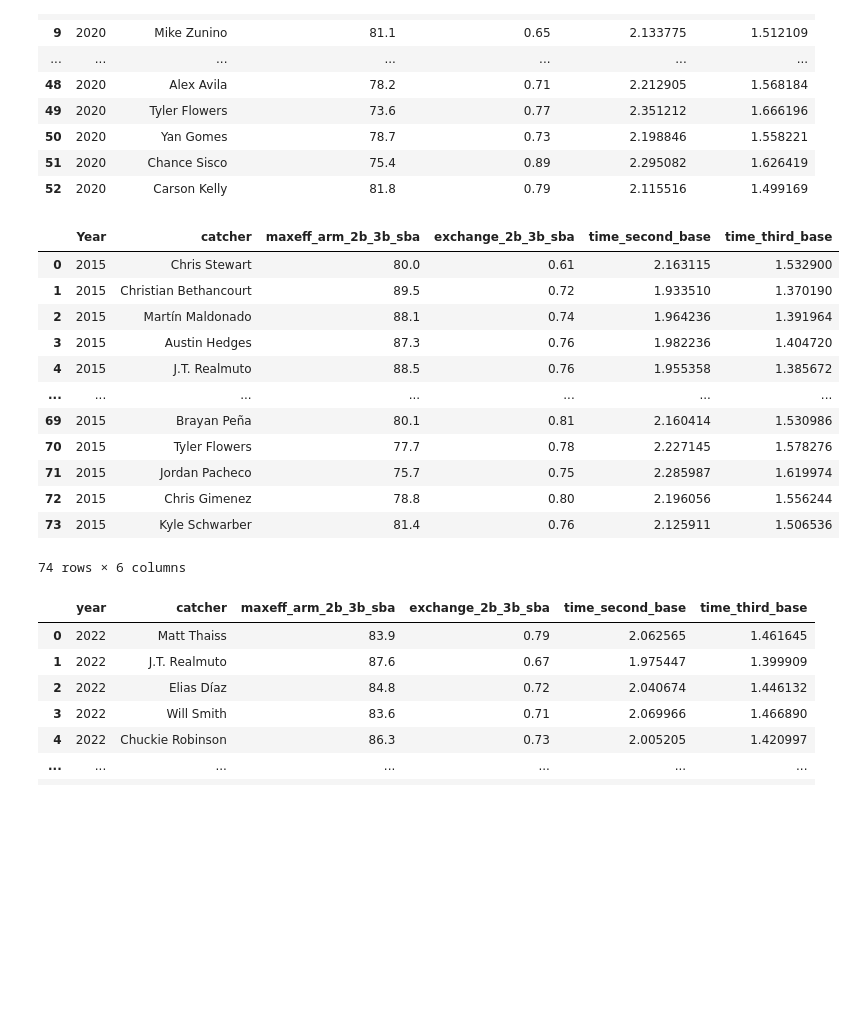
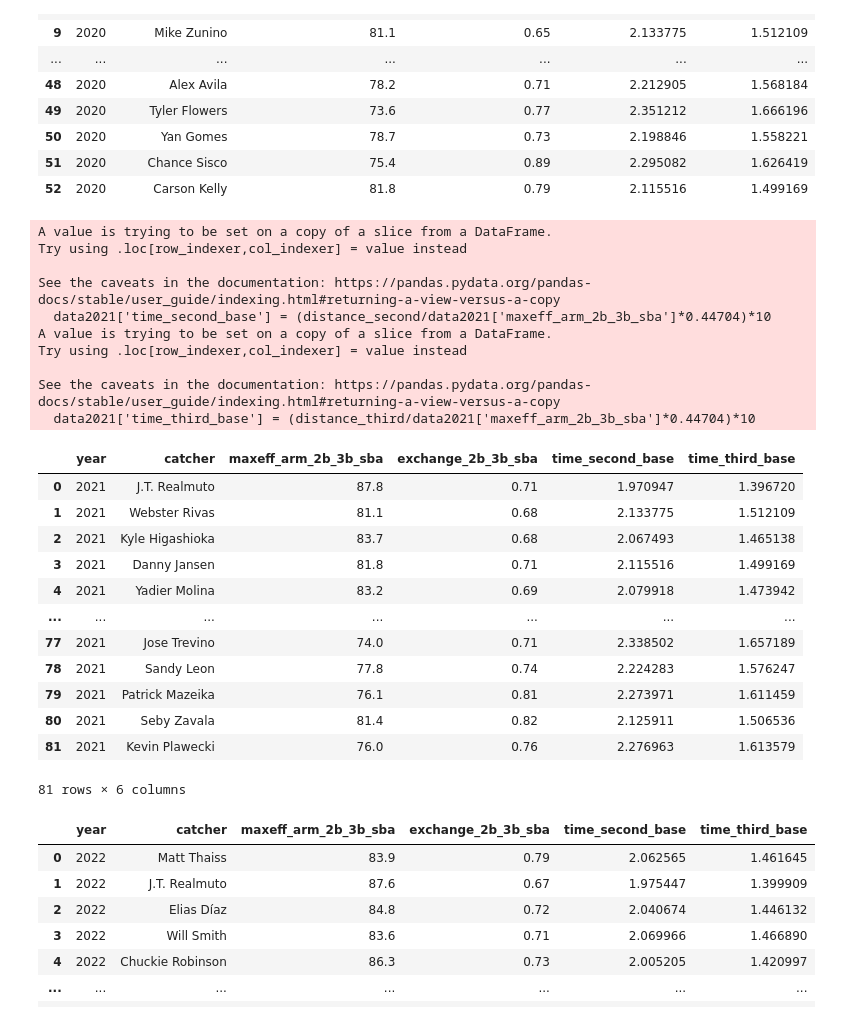
Before and after one commit to MireyNM/Predict_Future_MLB_Stats, a Jupyter notebook: Code/Deliverable_1_Stat_Cast_Catcher.ipynb, the cells around one changed output. Cells and saved outputs as stored; diff of their text form; code cells hidden in the pictures; blank space fills up the shorter version.

Commit message:
Merging all the year dataFrames

```diff
--- a/Code/Deliverable_1_Stat_Cast_Catcher.ipynb
+++ b/Code/Deliverable_1_Stat_Cast_Catcher.ipynb
@@ -315,22 +315,32 @@ data2020
 # %%
 # Calculating time for Second and Third base for 2021
 data2021['time_second_base'] = (distance_second/data2021['maxeff_arm_2b_3b_sba']*0.44704)*10
 data2021['time_third_base'] = (distance_third/data2021['maxeff_arm_2b_3b_sba']*0.44704)*10
-data2015
+data2021
 # %% [output]
+A value is trying to be set on a copy of a slice from a DataFrame.
+Try using .loc[row_indexer,col_indexer] = value instead
+
+See the caveats in the documentation: https://pandas.pydata.org/pandas-docs/stable/user_guide/indexing.html#returning-a-view-versus-a-copy
+  data2021['time_second_base'] = (distance_second/data2021['maxeff_arm_2b_3b_sba']*0.44704)*10
+A value is trying to be set on a copy of a slice from a DataFrame.
+Try using .loc[row_indexer,col_indexer] = value instead
+
+See the caveats in the documentation: https://pandas.pydata.org/pandas-docs/stable/user_guide/indexing.html#returning-a-view-versus-a-copy
+  data2021['time_third_base'] = (distance_third/data2021['maxeff_arm_2b_3b_sba']*0.44704)*10
-|  | Year | catcher | maxeff_arm_2b_3b_sba | exchange_2b_3b_sba | time_second_base | time_third_base |
-| 0 | 2015 | Chris Stewart | 80.0 | 0.61 | 2.163115 | 1.532900 |
-| 1 | 2015 | Christian Bethancourt | 89.5 | 0.72 | 1.933510 | 1.370190 |
-| 2 | 2015 | Martín Maldonado | 88.1 | 0.74 | 1.964236 | 1.391964 |
-| 3 | 2015 | Austin Hedges | 87.3 | 0.76 | 1.982236 | 1.404720 |
-| 4 | 2015 | J.T. Realmuto | 88.5 | 0.76 | 1.955358 | 1.385672 |
+|  | year | catcher | maxeff_arm_2b_3b_sba | exchange_2b_3b_sba | time_second_base | time_third_base |
+| 0 | 2021 | J.T. Realmuto | 87.8 | 0.71 | 1.970947 | 1.396720 |
+| 1 | 2021 | Webster Rivas | 81.1 | 0.68 | 2.133775 | 1.512109 |
+| 2 | 2021 | Kyle Higashioka | 83.7 | 0.68 | 2.067493 | 1.465138 |
+| 3 | 2021 | Danny Jansen | 81.8 | 0.71 | 2.115516 | 1.499169 |
+| 4 | 2021 | Yadier Molina | 83.2 | 0.69 | 2.079918 | 1.473942 |
 | ... | ... | ... | ... | ... | ... | ... |
-| 69 | 2015 | Brayan Peña | 80.1 | 0.81 | 2.160414 | 1.530986 |
-| 70 | 2015 | Tyler Flowers | 77.7 | 0.78 | 2.227145 | 1.578276 |
-| 71 | 2015 | Jordan Pacheco | 75.7 | 0.75 | 2.285987 | 1.619974 |
-| 72 | 2015 | Chris Gimenez | 78.8 | 0.80 | 2.196056 | 1.556244 |
-| 73 | 2015 | Kyle Schwarber | 81.4 | 0.76 | 2.125911 | 1.506536 |
+| 77 | 2021 | Jose Trevino | 74.0 | 0.71 | 2.338502 | 1.657189 |
+| 78 | 2021 | Sandy Leon | 77.8 | 0.74 | 2.224283 | 1.576247 |
+| 79 | 2021 | Patrick Mazeika | 76.1 | 0.81 | 2.273971 | 1.611459 |
+| 80 | 2021 | Seby Zavala | 81.4 | 0.82 | 2.125911 | 1.506536 |
+| 81 | 2021 | Kevin Plawecki | 76.0 | 0.76 | 2.276963 | 1.613579 |
-74 rows × 6 columns
+81 rows × 6 columns
 # %%
 # Calculating time for Second and Third base for 2022
 data2022['time_second_base'] = (distance_second/data2022['maxeff_arm_2b_3b_sba']*0.44704)*10
```
Also changed, not shown: parts of 12 cells of this notebook, 5 other files.
